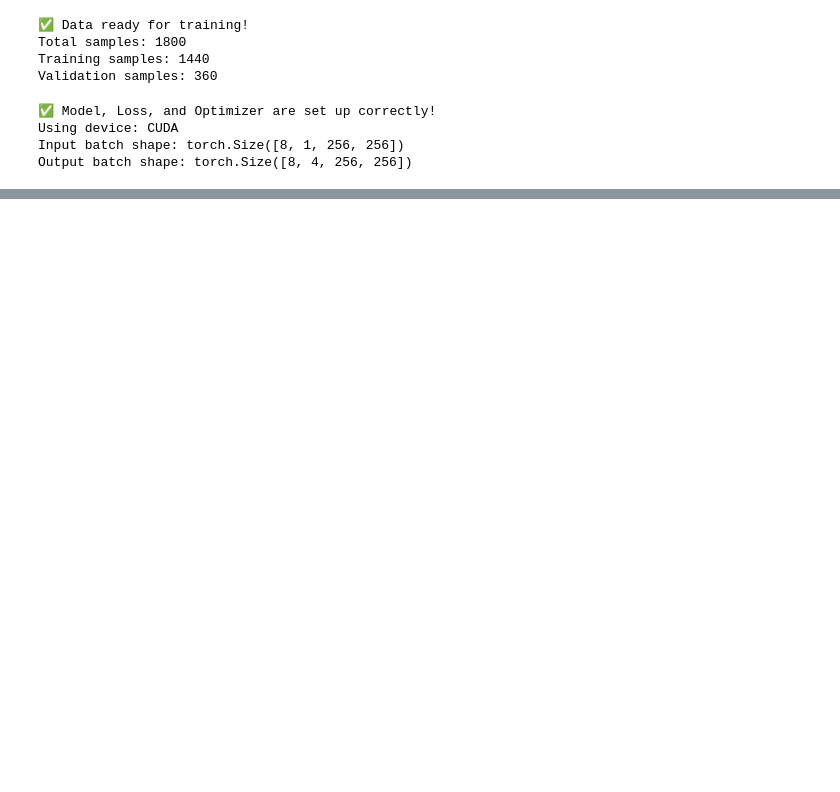
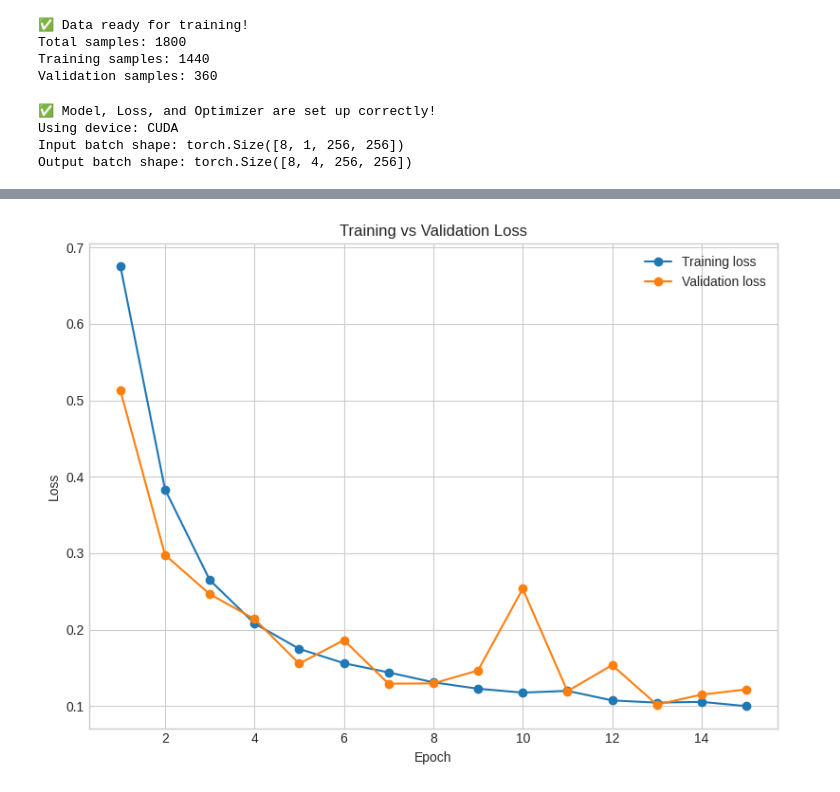
Before and after one commit to NazeerSiddique-dev/Nazeer-demo, a Jupyter notebook: semproj.ipynb, the cells around one changed output, grey strips where cells are left out. Cells and saved outputs as stored; diff of their text form; code cells hidden in the pictures; blank space fills up the shorter version.

```diff
--- a/semproj.ipynb
+++ b/semproj.ipynb
@@ -331,3 +402,18 @@ Average Training Loss: 0.1573
+# %%
+import matplotlib.pyplot as plt
+
+plt.style.use('seaborn-v0_8-whitegrid')
+plt.figure(figsize=(8, 6))
+plt.plot(epochs_axis, train_losses, label="Training loss", marker="o")
+plt.plot(epochs_axis, val_losses, label="Validation loss", marker="o")
+plt.xlabel("Epoch")
+plt.ylabel("Loss")
+plt.title("Training vs Validation Loss")
+plt.legend()
+plt.tight_layout()
+plt.show()
+# %% [output]
+[figure, added]
 # %%
 !pip install scipy -q
 # %%
```
Also changed, not shown: parts of 5 cells of this notebook.
